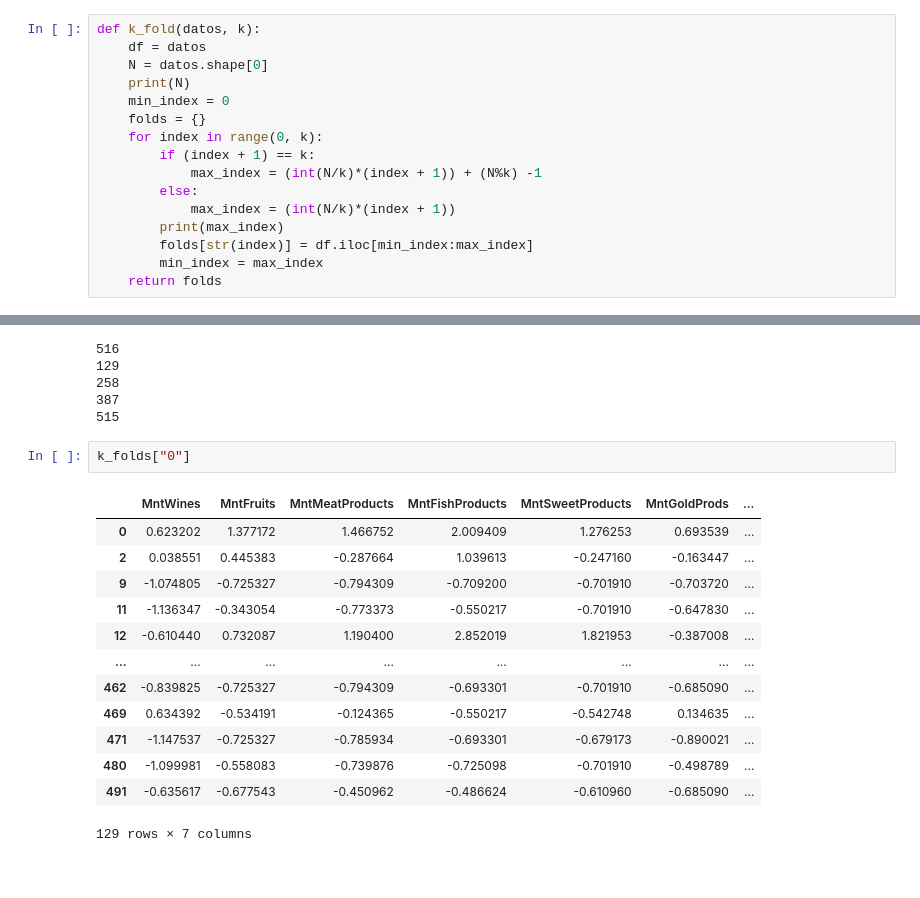
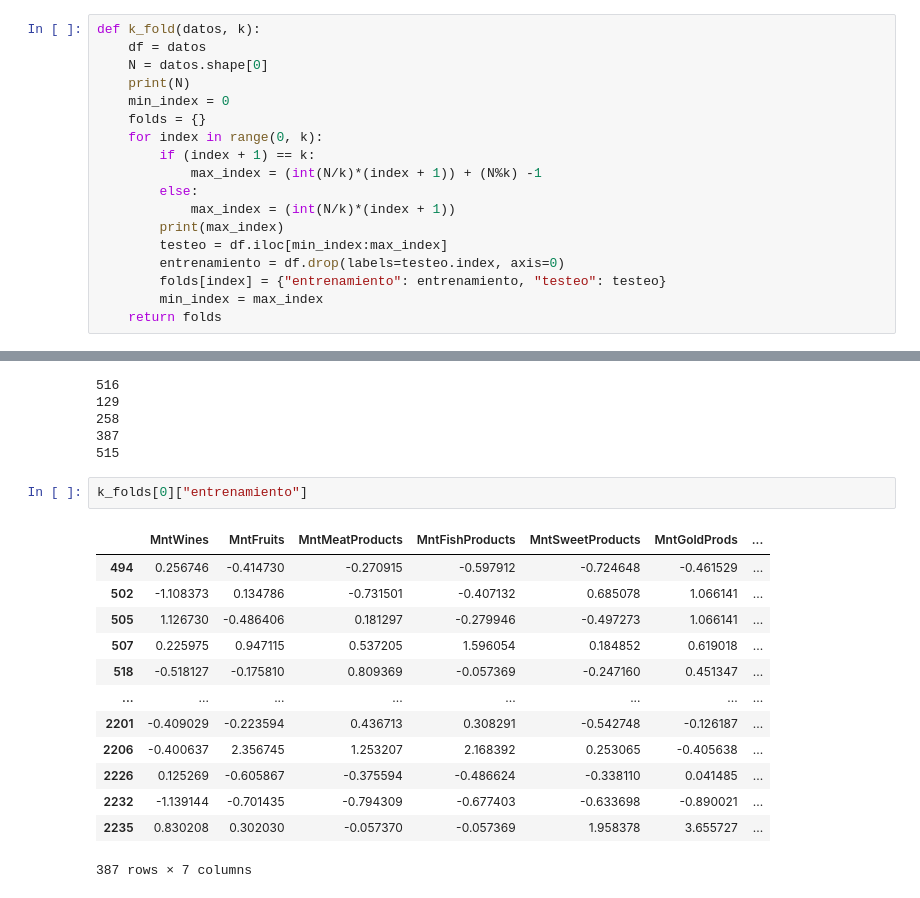
Before and after one commit to jpnahuelpan/IA-2021, a Jupyter notebook: main.ipynb, the cells around one changed output, grey strips where cells are left out. Drawn from its saved outputs; the diff is of its cells as text.

Commit message:
Creando función para los k_folds

```diff
--- a/main.ipynb
+++ b/main.ipynb
@@ -199,7 +199,9 @@ def k_fold(datos, k):
         else:
             max_index = (int(N/k)*(index + 1))
         print(max_index)
-        folds[str(index)] = df.iloc[min_index:max_index]
+        testeo = df.iloc[min_index:max_index]
+        entrenamiento = df.drop(labels=testeo.index, axis=0)
+        folds[index] = {"entrenamiento": entrenamiento, "testeo": testeo}
         min_index = max_index
     return folds
 # %%
@@ -211,18 +213,18 @@ k_folds = k_fold(df, 4)
 387
 515
 # %%
-k_folds["0"]
+k_folds[0]["entrenamiento"]
 # %% [output]
 |  | MntWines | MntFruits | MntMeatProducts | MntFishProducts | MntSweetProducts | MntGoldProds | ... |
-| 0 | 0.623202 | 1.377172 | 1.466752 | 2.009409 | 1.276253 | 0.693539 | ... |
-| 2 | 0.038551 | 0.445383 | -0.287664 | 1.039613 | -0.247160 | -0.163447 | ... |
-| 9 | -1.074805 | -0.725327 | -0.794309 | -0.709200 | -0.701910 | -0.703720 | ... |
-| 11 | -1.136347 | -0.343054 | -0.773373 | -0.550217 | -0.701910 | -0.647830 | ... |
-| 12 | -0.610440 | 0.732087 | 1.190400 | 2.852019 | 1.821953 | -0.387008 | ... |
+| 494 | 0.256746 | -0.414730 | -0.270915 | -0.597912 | -0.724648 | -0.461529 | ... |
+| 502 | -1.108373 | 0.134786 | -0.731501 | -0.407132 | 0.685078 | 1.066141 | ... |
+| 505 | 1.126730 | -0.486406 | 0.181297 | -0.279946 | -0.497273 | 1.066141 | ... |
+| 507 | 0.225975 | 0.947115 | 0.537205 | 1.596054 | 0.184852 | 0.619018 | ... |
+| 518 | -0.518127 | -0.175810 | 0.809369 | -0.057369 | -0.247160 | 0.451347 | ... |
 | ... | ... | ... | ... | ... | ... | ... | ... |
-| 462 | -0.839825 | -0.725327 | -0.794309 | -0.693301 | -0.701910 | -0.685090 | ... |
-| 469 | 0.634392 | -0.534191 | -0.124365 | -0.550217 | -0.542748 | 0.134635 | ... |
-| 471 | -1.147537 | -0.725327 | -0.785934 | -0.693301 | -0.679173 | -0.890021 | ... |
-| 480 | -1.099981 | -0.558083 | -0.739876 | -0.725098 | -0.701910 | -0.498789 | ... |
-| 491 | -0.635617 | -0.677543 | -0.450962 | -0.486624 | -0.610960 | -0.685090 | ... |
+| 2201 | -0.409029 | -0.223594 | 0.436713 | 0.308291 | -0.542748 | -0.126187 | ... |
+| 2206 | -0.400637 | 2.356745 | 1.253207 | 2.168392 | 0.253065 | -0.405638 | ... |
+| 2226 | 0.125269 | -0.605867 | -0.375594 | -0.486624 | -0.338110 | 0.041485 | ... |
+| 2232 | -1.139144 | -0.701435 | -0.794309 | -0.677403 | -0.633698 | -0.890021 | ... |
+| 2235 | 0.830208 | 0.302030 | -0.057370 | -0.057369 | 1.958378 | 3.655727 | ... |
-129 rows × 7 columns
+387 rows × 7 columns
```
